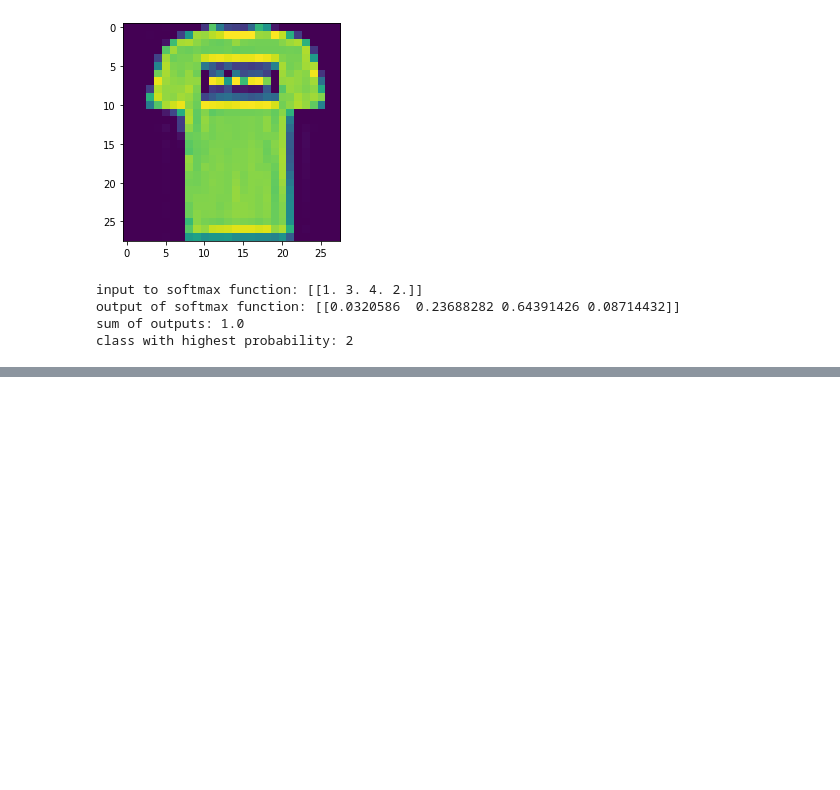
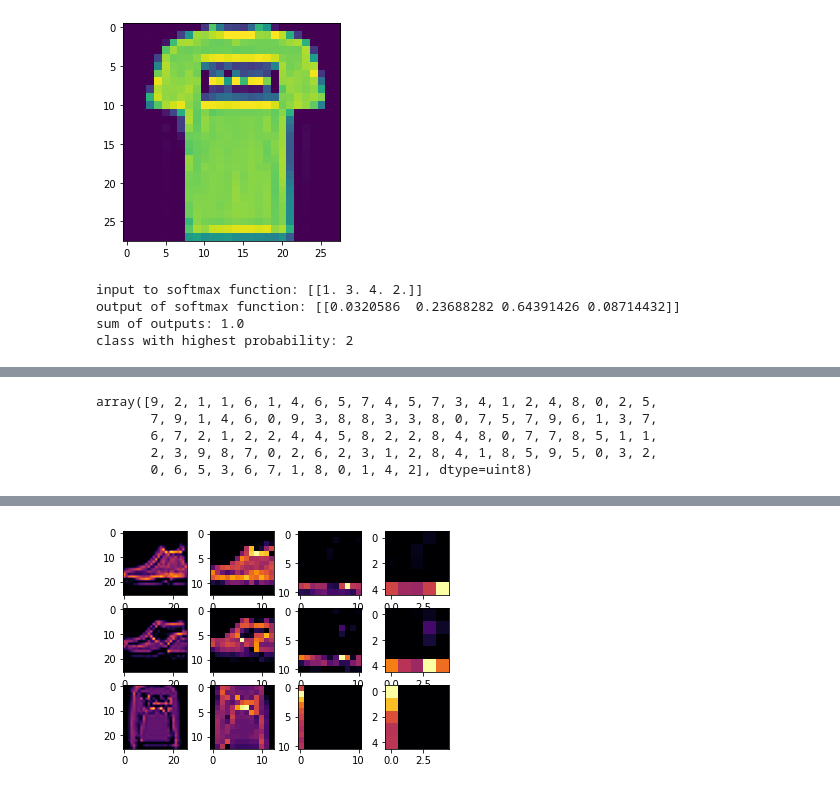
Before and after one commit to dong-hoon-lee/self_study, a Jupyter notebook: tf_txtbook.ipynb, the cells around one changed output, grey strips where cells are left out. Drawn from its saved outputs; the diff is of its cells as text; code cells hidden in the pictures; blank space fills up the shorter version.

```diff
--- a/tf_txtbook.ipynb
+++ b/tf_txtbook.ipynb
@@ -140,3 +131,13 @@ class myCallback(tf.keras.callbacks.Callback):
         if(logs.get('loss')<0.4):
             print('\nLoss is low so cancelling training!')
             self.model.stop_training=True
+# %%
+model = tf.keras.models.Sequential([
+    tf.keras.layers.Conv2D(64, (3,3), activation='relu', input_shape=(28, 28, 1)),      # (64, (3,3)): 64 filters size of 3*3
+    tf.keras.layers.MaxPool2D(2,2),
+    tf.keras.layers.Conv2D(64, (3,3), activation='relu'),
+    tf.keras.layers.MaxPool2D(2,2),
+    tf.keras.layers.Flatten(),
+    tf.keras.layers.Dense(128, activation='relu'),      # dense layer: connects input and output
+    tf.keras.layers.Dense(10, activation='softmax')
+])
@@ -142,0 +167,35 @@ class myCallback(tf.keras.callbacks.Callback):
+# %%
+test_label[:100]
+# %% [output]
+array([9, 2, 1, 1, 6, 1, 4, 6, 5, 7, 4, 5, 7, 3, 4, 1, 2, 4, 8, 0, 2, 5,
+       7, 9, 1, 4, 6, 0, 9, 3, 8, 8, 3, 3, 8, 0, 7, 5, 7, 9, 6, 1, 3, 7,
+       6, 7, 2, 1, 2, 2, 4, 4, 5, 8, 2, 2, 8, 4, 8, 0, 7, 7, 8, 5, 1, 1,
+       2, 3, 9, 8, 7, 0, 2, 6, 2, 3, 1, 2, 8, 4, 1, 8, 5, 9, 5, 0, 3, 2,
+       0, 6, 5, 3, 6, 7, 1, 8, 0, 1, 4, 2], dtype=uint8)
+# %%
+import matplotlib.pyplot as plt
+from tensorflow.keras import models
+
+f, axarr = plt.subplots(3,4)
+
+first_img = 0
+second_img = 23
+third_img = 1
+conv_num = 0
+
+layer_outputs = [layer.output for layer in model.layers]
+activation_model = tf.keras.models.Model(inputs=model.input, outputs=layer_outputs)
+
+for x in range(0,4):
+    f1 = activation_model.predict(test_img[first_img].reshape(1, 28, 28, 1))[x]
+    axarr[0,x].imshow(f1[0, :, :, conv_num], cmap='inferno')
+    axarr[0,x].grid(False)
+
+    f2 = activation_model.predict(test_img[second_img].reshape(1, 28, 28, 1))[x]
+    axarr[1,x].imshow(f2[0, :, :, conv_num], cmap='inferno')
+    axarr[1,x].grid(False)
+
+    f3 = activation_model.predict(test_img[third_img].reshape(1, 28, 28, 1))[x]
+    axarr[2,x].imshow(f3[0, :, :, conv_num], cmap='inferno')
+    axarr[2,x].grid(False)
+# %% [output]
@@ -142,0 +214 @@ class myCallback(tf.keras.callbacks.Callback):
+[figure, added]
```
Also changed, not shown: parts of 10 cells of this notebook.
